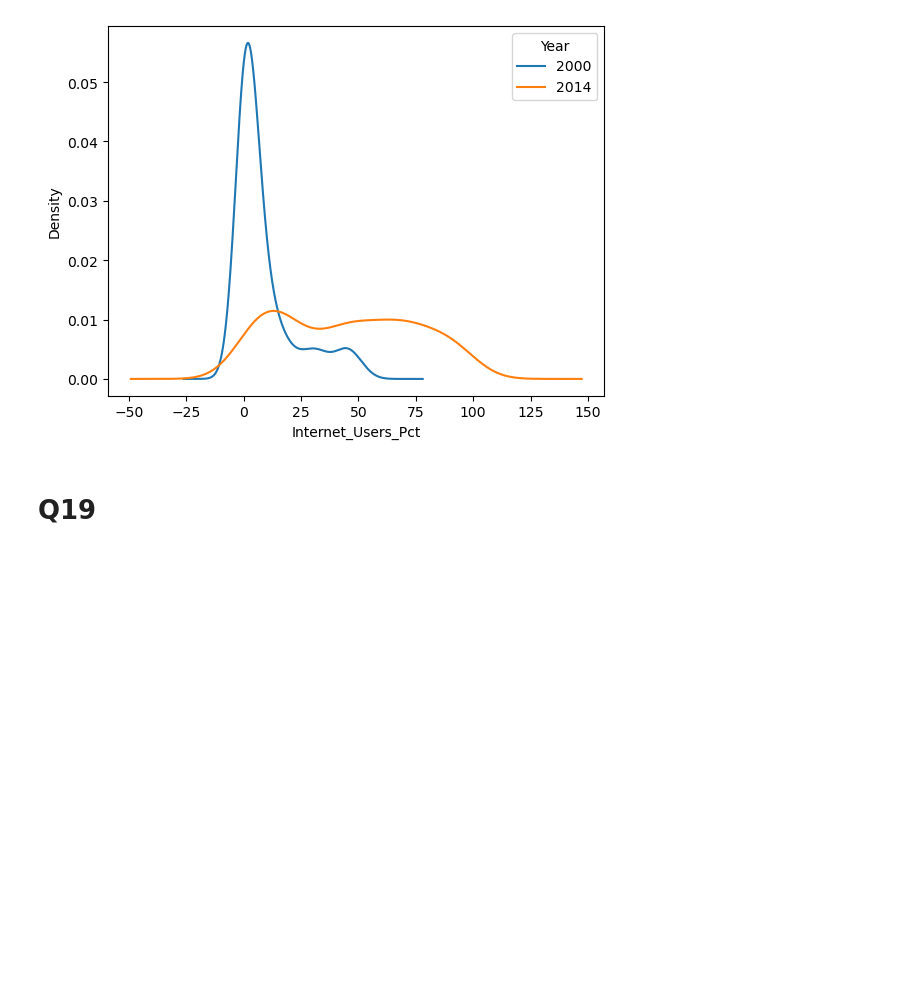
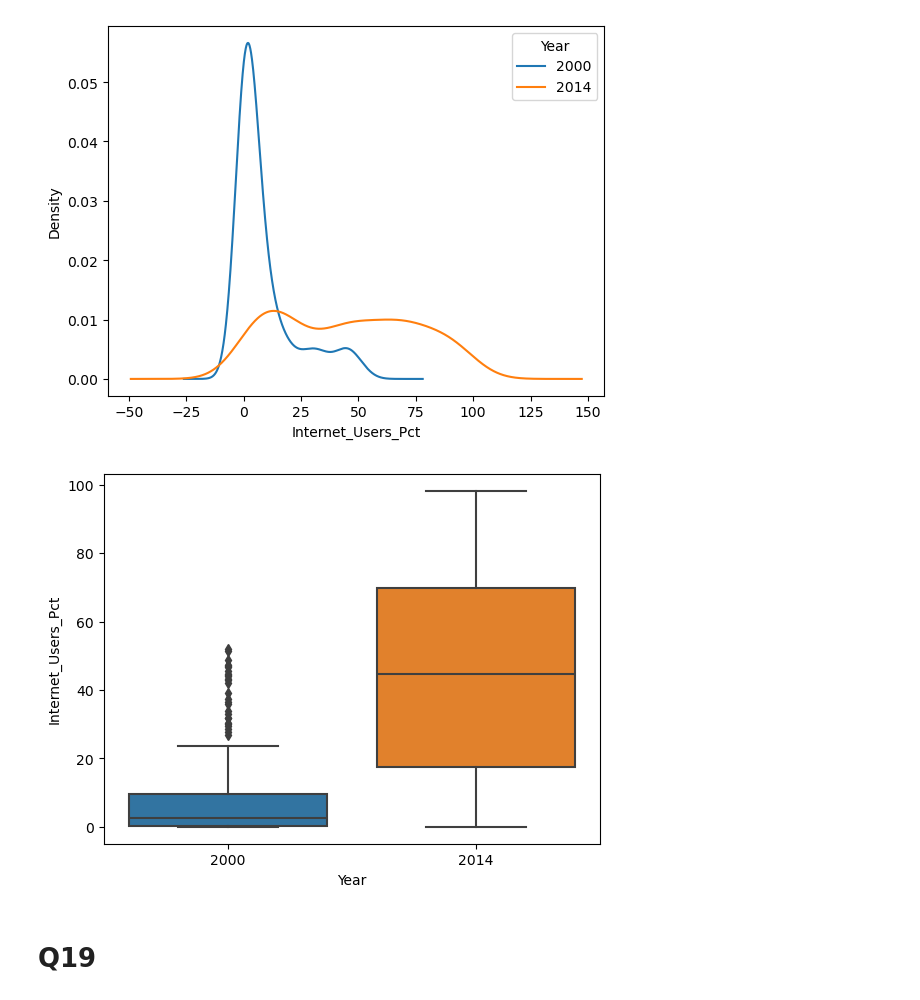
Before and after one commit to NSS-Data-Analytics-Cohort-11/undata-McNuttJ, a Jupyter notebook: notebook/UN_data_analysis_DA11.ipynb, the cells around one changed output. Saved outputs shown, nothing was run; the diff lists cells and outputs as text; code cells hidden in the pictures; blank space fills up the shorter version.

```diff
--- a/notebook/UN_data_analysis_DA11.ipynb
+++ b/notebook/UN_data_analysis_DA11.ipynb
@@ -485,6 +485,12 @@ plt.xlabel('Internet_Users_Pct')
 # %% [output]
 Text(0.5, 0, 'Internet_Users_Pct')
 [figure]
+# %%
+#better visual using boxplot.
+sns.boxplot(x=internet_2000_2014["Year"], y=internet_2000_2014["Internet_Users_Pct"])
+plt.show()
+# %% [output]
+[figure, added]
 # %% [markdown]
 # Q19
 # %% [markdown]
```
Also changed, not shown: parts of 9 cells of this notebook.
